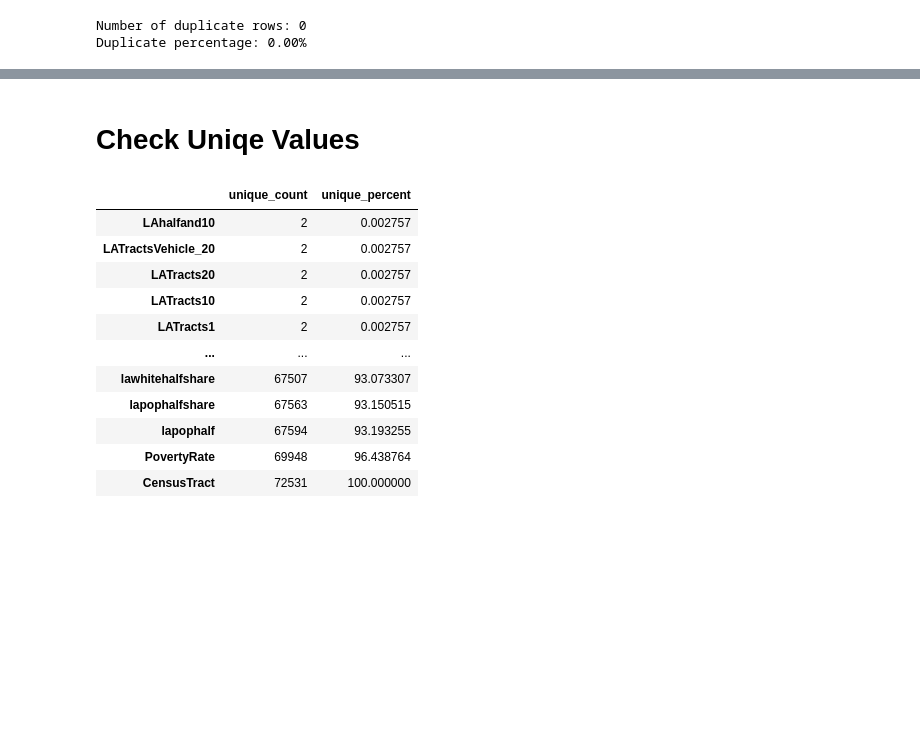
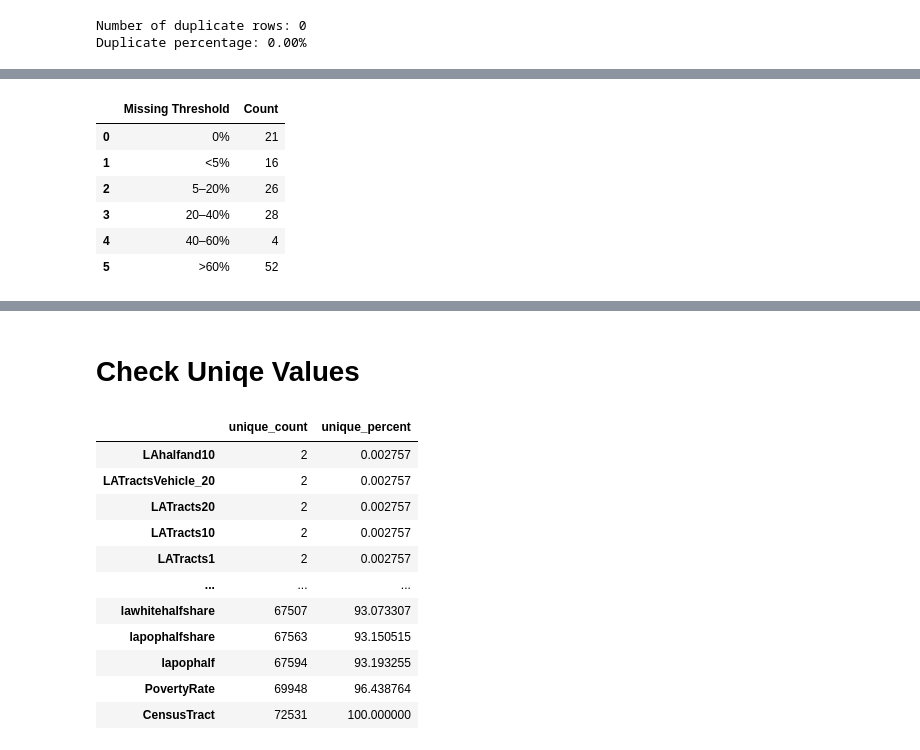
Before and after one commit to ngwalker93/ads599-capstone-hypertension-risk-atlas, a Jupyter notebook: code/validation/03_eda_FoodAccess.ipynb, the cells around one changed output, grey strips where cells are left out. Drawn from its saved outputs; the diff is of its cells as text; code cells hidden in the pictures; blank space fills up the shorter version.

```diff
--- a/code/validation/03_eda_FoodAccess.ipynb
+++ b/code/validation/03_eda_FoodAccess.ipynb
@@ -175,0 +183,24 @@ display(missing_summary[missing_summary["missing_count"] > 0])
+# %%
+missing_pct = df.isnull().mean() * 100
+
+summary = pd.DataFrame({
+    "Missing Threshold": ["0%", "<5%", "5–20%", "20–40%", "40–60%", ">60%"],
+    "Count": [
+        (missing_pct == 0).sum(),
+        ((missing_pct > 0) & (missing_pct < 5)).sum(),
+        ((missing_pct >= 5) & (missing_pct < 20)).sum(),
+        ((missing_pct >= 20) & (missing_pct < 40)).sum(),
+        ((missing_pct >= 40) & (missing_pct < 60)).sum(),
+        (missing_pct >= 60).sum()
+    ]
+})
+
+display(summary)
+# %% [output]
+|  | Missing Threshold | Count |
+| 0 | 0% | 21 |
+| 1 | <5% | 16 |
+| 2 | 5–20% | 26 |
+| 3 | 20–40% | 28 |
+| 4 | 40–60% | 4 |
+| 5 | >60% | 52 |
```
Also changed, not shown: parts of 36 cells of this notebook.
